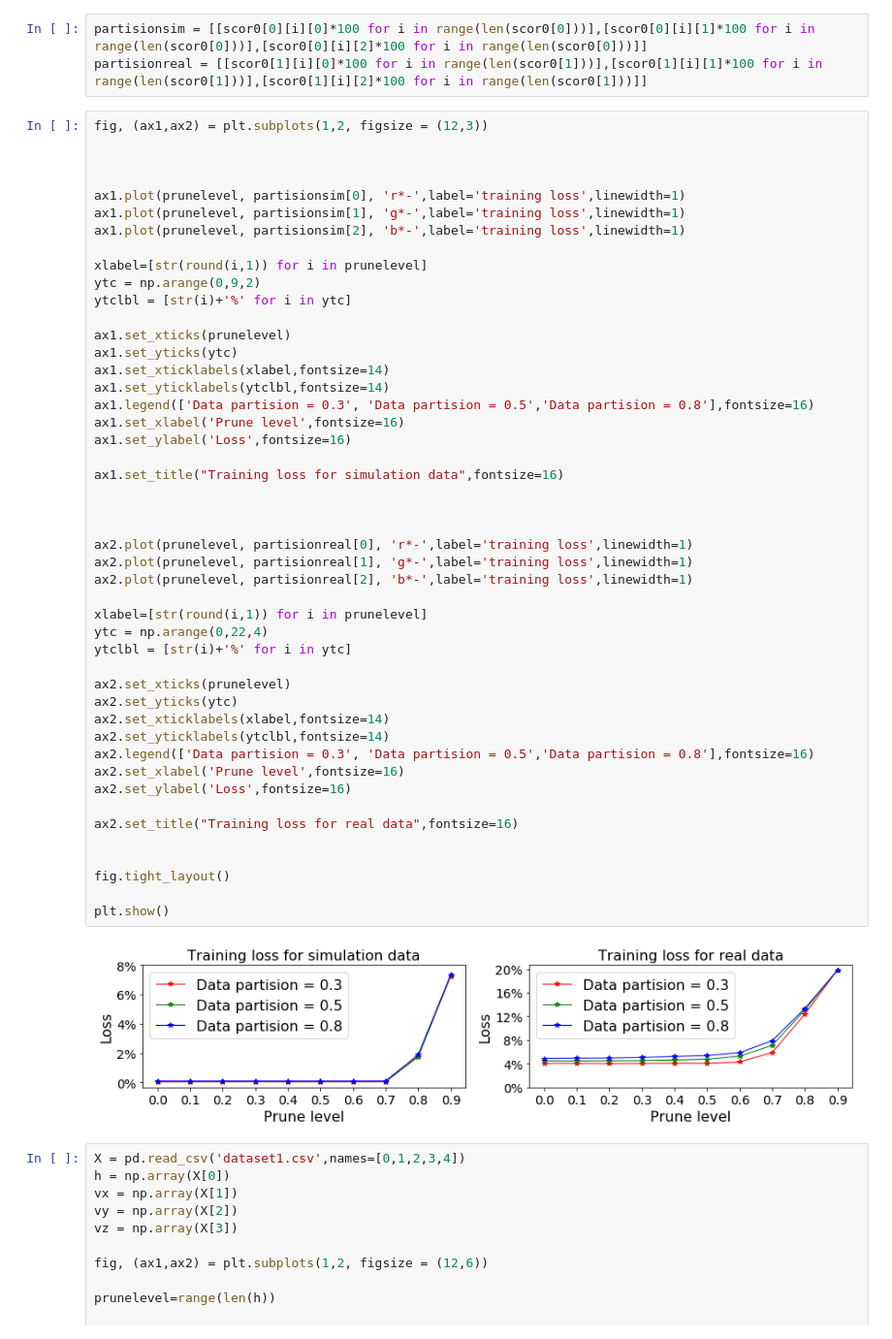
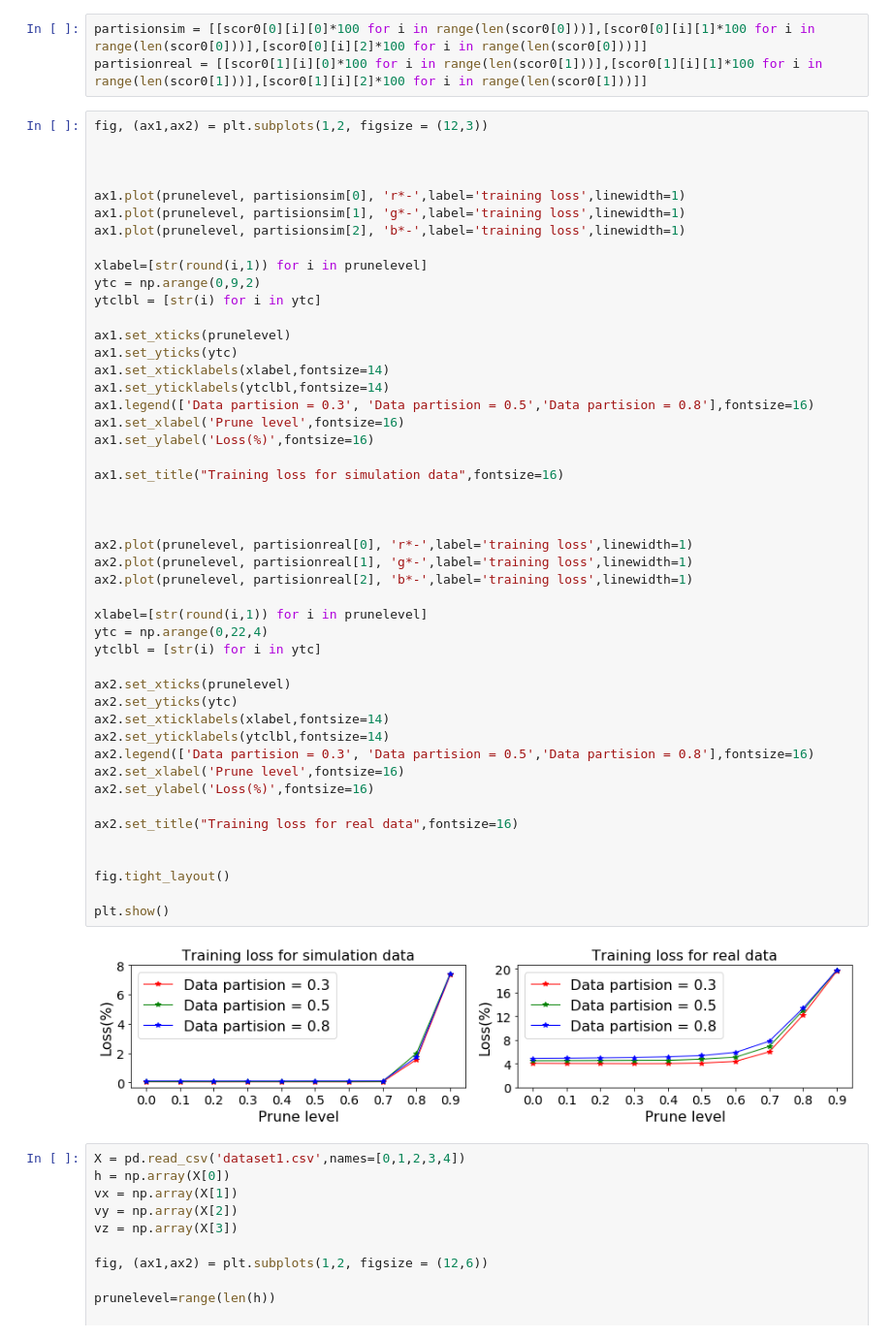
Before and after one commit to mrinmoysarkar/UAV-STATE-Estimation, a Jupyter notebook: Python_implementation/decisiontree_python_implementation.ipynb, the cells around one changed output. Shown at 97% size. Cells and saved outputs as stored; diff of their text form.

```diff
--- a/Python_implementation/decisiontree_python_implementation.ipynb
+++ b/Python_implementation/decisiontree_python_implementation.ipynb
@@ -1079,44 +1079,44 @@ ax1.plot(prunelevel, partisionsim[2], 'b*-',label='training loss',linewidth=1)
 
 xlabel=[str(round(i,1)) for i in prunelevel]
 ytc = np.arange(0,9,2)
-ytclbl = [str(i)+'%' for i in ytc]
+ytclbl = [str(i) for i in ytc]
 
 ax1.set_xticks(prunelevel)
 ax1.set_yticks(ytc)
 ax1.set_xticklabels(xlabel,fontsize=14)
 ax1.set_yticklabels(ytclbl,fontsize=14)
 ax1.legend(['Data partision = 0.3', 'Data partision = 0.5','Data partision = 0.8'],fontsize=16)
 ax1.set_xlabel('Prune level',fontsize=16)
-ax1.set_ylabel('Loss',fontsize=16)
+ax1.set_ylabel('Loss(%)',fontsize=16)
 
 ax1.set_title("Training loss for simulation data",fontsize=16)
 
 
 
 ax2.plot(prunelevel, partisionreal[0], 'r*-',label='training loss',linewidth=1)
 ax2.plot(prunelevel, partisionreal[1], 'g*-',label='training loss',linewidth=1)
 ax2.plot(prunelevel, partisionreal[2], 'b*-',label='training loss',linewidth=1)
 
 xlabel=[str(round(i,1)) for i in prunelevel]
 ytc = np.arange(0,22,4)
-ytclbl = [str(i)+'%' for i in ytc]
+ytclbl = [str(i) for i in ytc]
 
 ax2.set_xticks(prunelevel)
 ax2.set_yticks(ytc)
 ax2.set_xticklabels(xlabel,fontsize=14)
 ax2.set_yticklabels(ytclbl,fontsize=14)
 ax2.legend(['Data partision = 0.3', 'Data partision = 0.5','Data partision = 0.8'],fontsize=16)
 ax2.set_xlabel('Prune level',fontsize=16)
-ax2.set_ylabel('Loss',fontsize=16)
+ax2.set_ylabel('Loss(%)',fontsize=16)
 
 ax2.set_title("Training loss for real data",fontsize=16)
 
 
 fig.tight_layout()
 
 plt.show()
 # %% [output]
-[figure, old version]
+[figure, new version]
 # %%
 X = pd.read_csv('dataset1.csv',names=[0,1,2,3,4])
 h = np.array(X[0])
```
Also changed, not shown: parts of 8 cells of this notebook.
